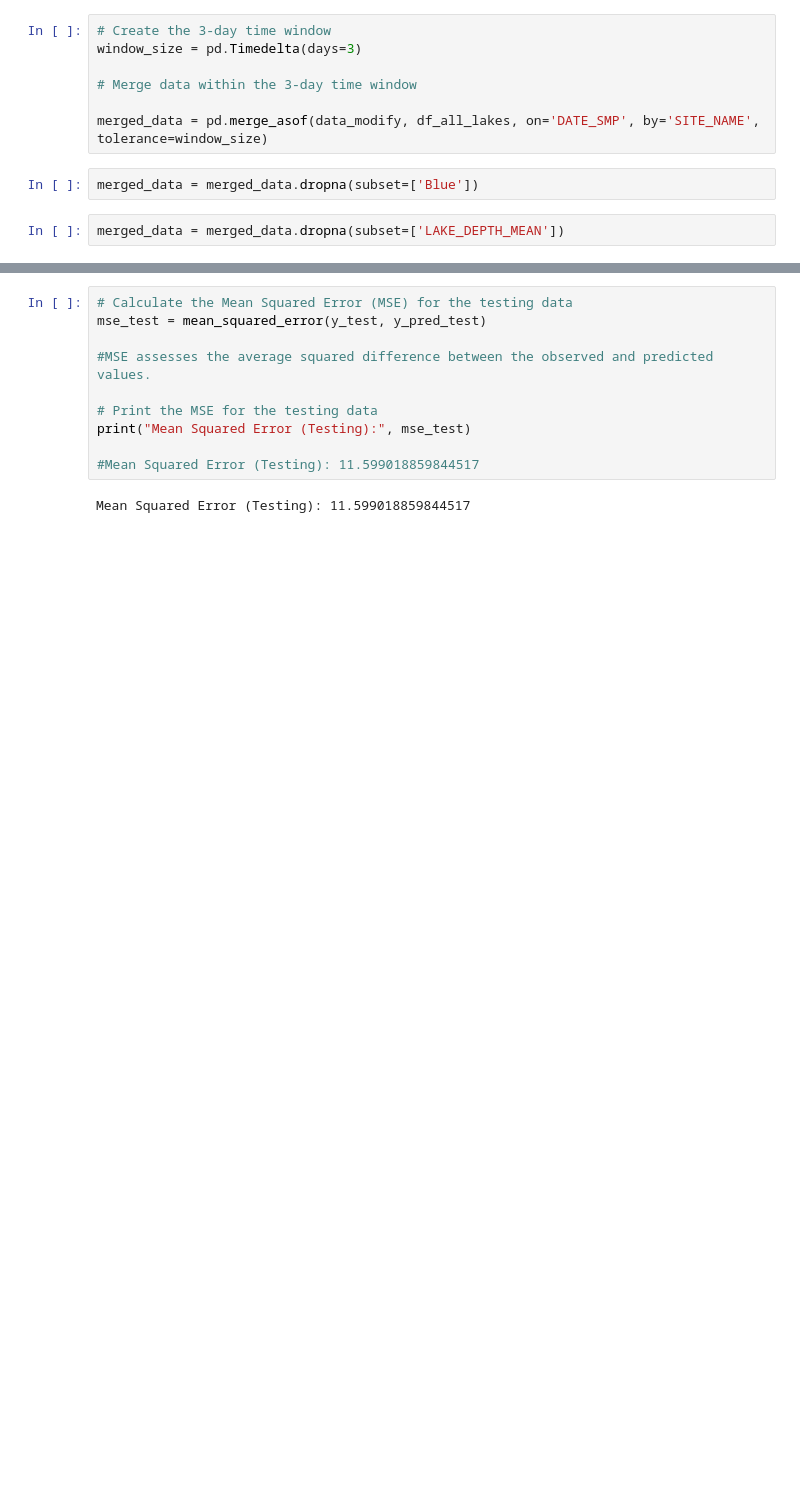
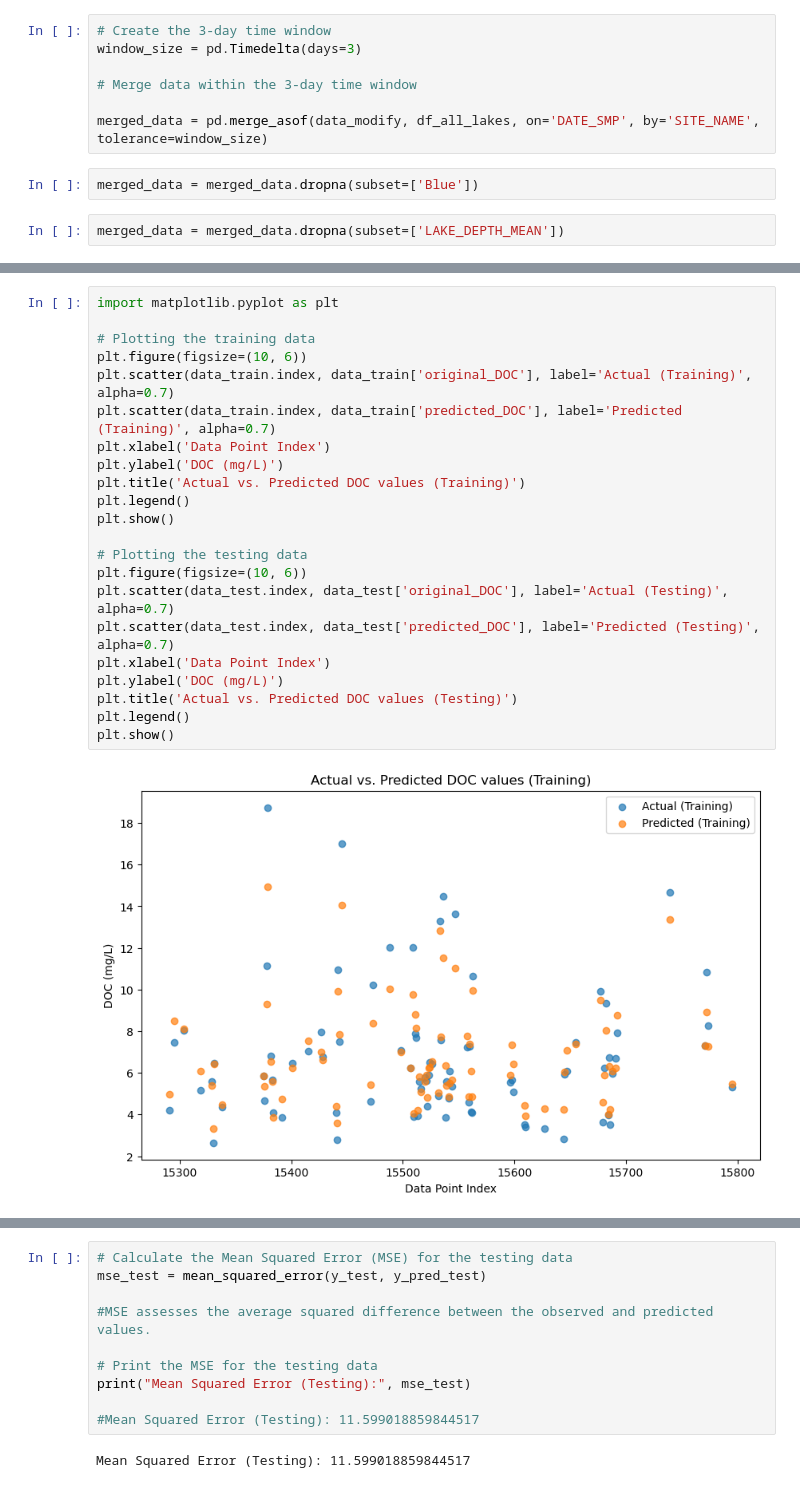
Before and after one commit to Touheda812/Research-Water-Quality-, a Jupyter notebook: ML/LAKES[ID] Automates [WORKs]_ML_OVER_STATION_COORDINATES.ipynb, the cells around one changed output, grey strips where cells are left out. Saved outputs shown, nothing was run; the diff lists cells and outputs as text; blank space fills up the shorter version.

```diff
--- a/ML/LAKES[ID] Automates [WORKs]_ML_OVER_STATION_COORDINATES.ipynb
+++ b/ML/LAKES[ID] Automates [WORKs]_ML_OVER_STATION_COORDINATES.ipynb
@@ -332,3 +329,27 @@ data_test
 | 15519 | 0.0289 | 0.0311 | 0.0356 | 0.0328 | 0.0568 | 0.0924 | 0.1075 | 0.1203 | 0.0786 | 4.5 | ... |
 | 15690 | 0.0103 | 0.0167 | 0.0153 | 0.0093 | 0.0080 | 0.0068 | 0.0091 | 0.0049 | 0.0130 | 5.1 | ... |
 | 15433 | 0.0099 | 0.0102 | 0.0114 | 0.0066 | 0.0078 | 0.0115 | 0.0141 | 0.0139 | 0.0077 | 3.4 | ... |
+# %%
+import matplotlib.pyplot as plt
+
+# Plotting the training data
+plt.figure(figsize=(10, 6))
+plt.scatter(data_train.index, data_train['original_DOC'], label='Actual (Training)', alpha=0.7)
+plt.scatter(data_train.index, data_train['predicted_DOC'], label='Predicted (Training)', alpha=0.7)
+plt.xlabel('Data Point Index')
+plt.ylabel('DOC (mg/L)')
+plt.title('Actual vs. Predicted DOC values (Training)')
+plt.legend()
+plt.show()
+
+# Plotting the testing data
+plt.figure(figsize=(10, 6))
+plt.scatter(data_test.index, data_test['original_DOC'], label='Actual (Testing)', alpha=0.7)
+plt.scatter(data_test.index, data_test['predicted_DOC'], label='Predicted (Testing)', alpha=0.7)
+plt.xlabel('Data Point Index')
+plt.ylabel('DOC (mg/L)')
+plt.title('Actual vs. Predicted DOC values (Testing)')
+plt.legend()
+plt.show()
+# %% [output]
+[figure, added]
```
Also changed, not shown: parts of 5 cells of this notebook.
